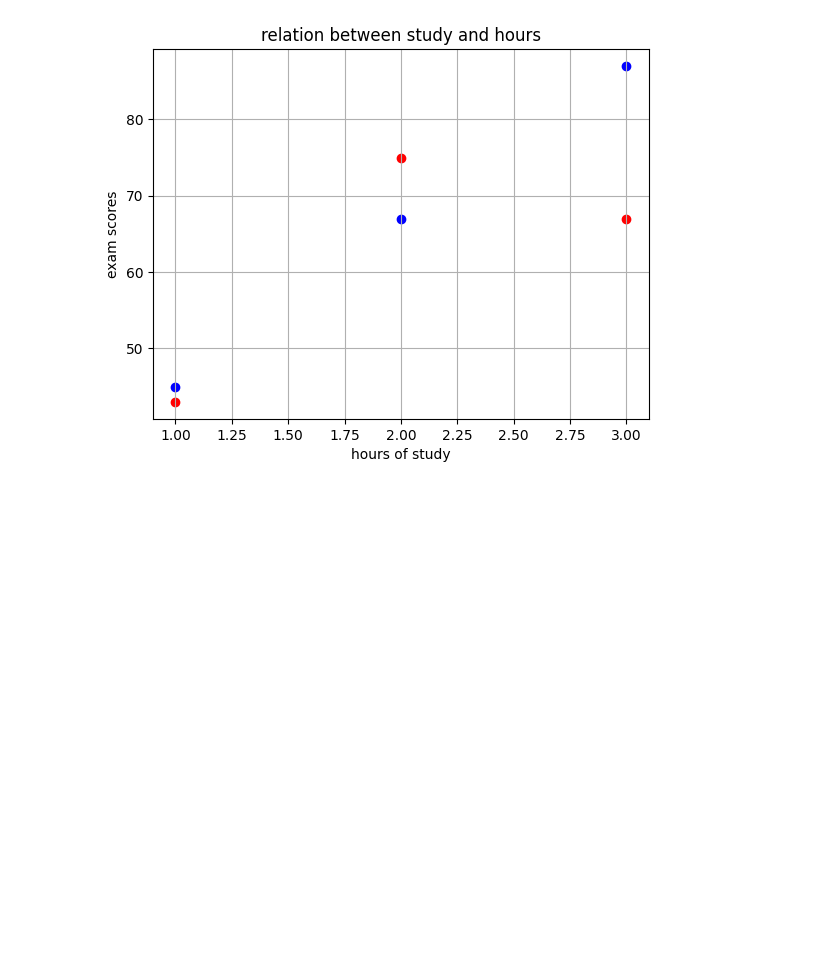
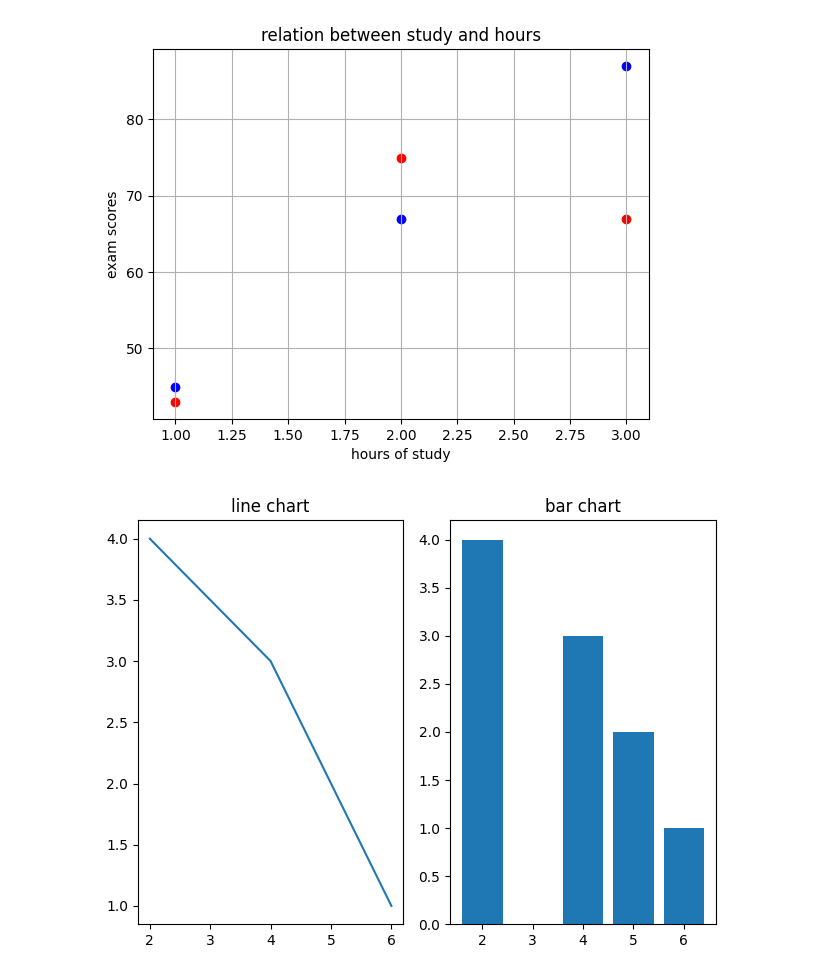
Before and after one commit to ashishkumarblog6783-code/numpy, a Jupyter notebook: 1_ml.ipynb, the cells around one changed output. Drawn from its saved outputs; the diff is of its cells as text; code cells hidden in the pictures; blank space fills up the shorter version.

```diff
--- a/1_ml.ipynb
+++ b/1_ml.ipynb
@@ -86,3 +86,18 @@ plt.title('relation between study and hours')
 plt.grid()
 # %% [output]
 [figure]
+# %%
+import matplotlib.pyplot as plt
+x=[2,4,5,6]
+y=[4,3,2,1]
+plt.subplot(1,2,1)
+plt.plot(x,y)
+plt.title('line chart')
+
+plt.subplot(1,2,2)
+plt.bar(x,y)
+plt.title('bar chart')
+plt.tight_layout()
+plt.show()
+# %% [output]
+[figure, added]
```
Also changed, not shown: parts of 2 cells of this notebook.
